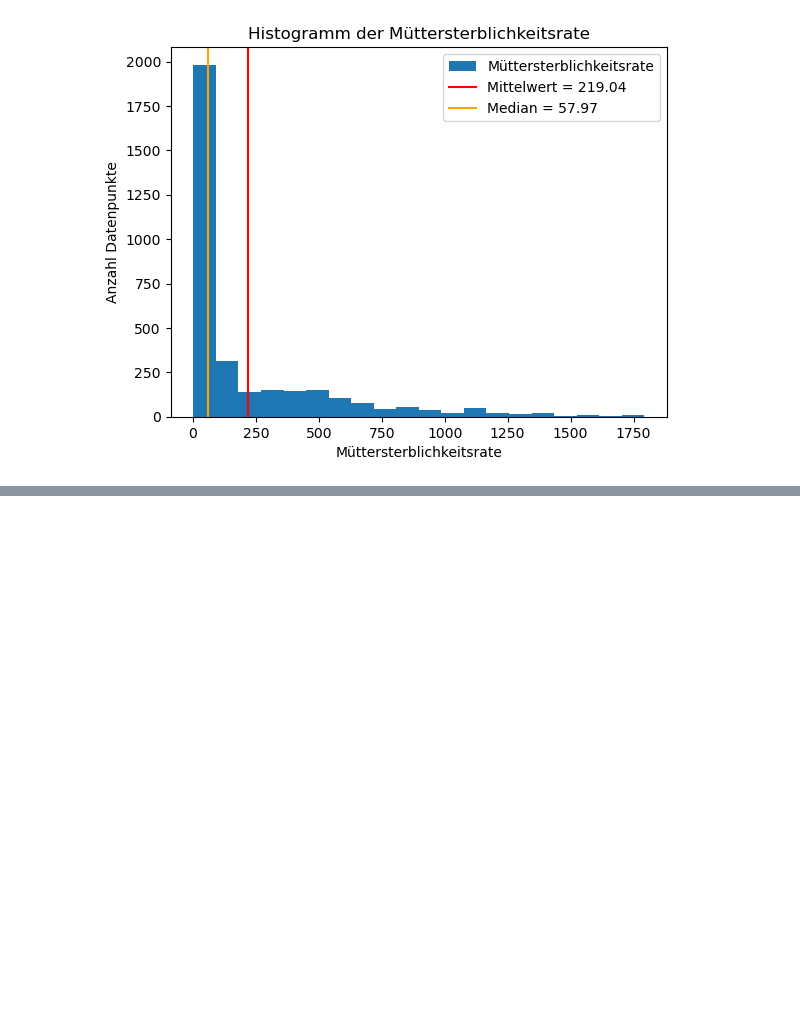
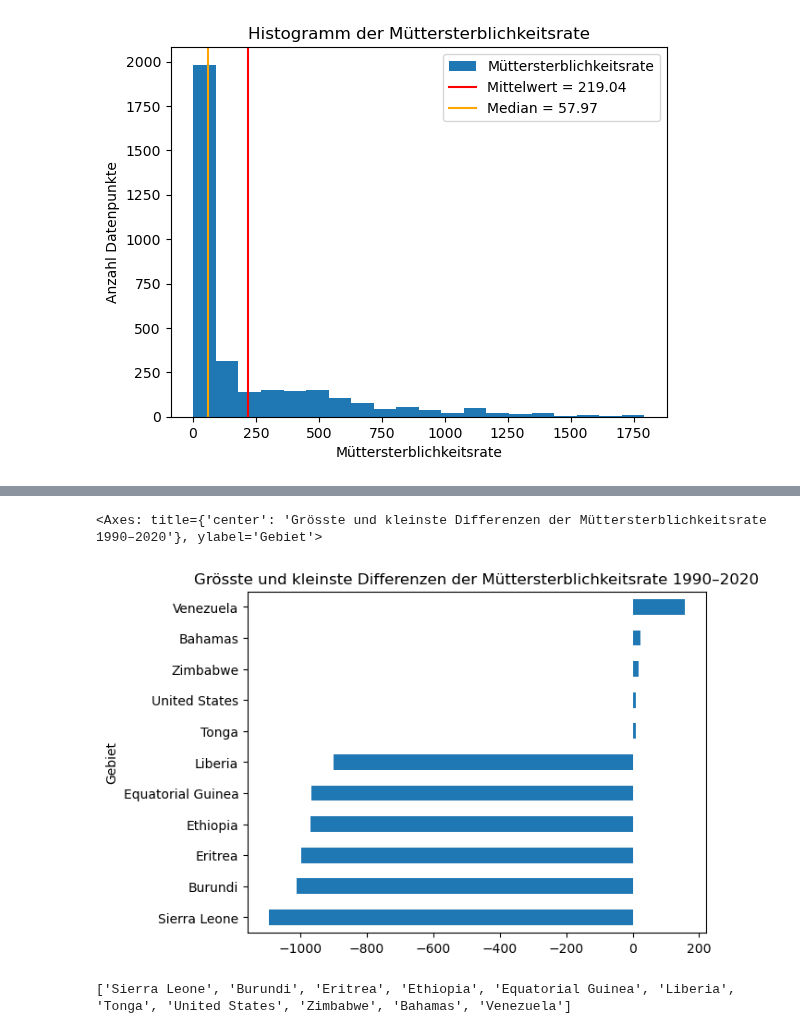
Before and after one commit to veronikamiteva/Pandas_Leistungsnachweis, a Jupyter notebook: Grundgerüst_Leistungsnachweis.ipynb, the cells around one changed output, grey strips where cells are left out. Drawn from its saved outputs; the diff is of its cells as text; code cells hidden in the pictures; blank space fills up the shorter version.

Commit message:
gemacht: 4. Analyse und Visualisierung

```diff
--- a/Grundgerüst_Leistungsnachweis.ipynb
+++ b/Grundgerüst_Leistungsnachweis.ipynb
@@ -212,0 +235,4 @@ g.legend()
+# %%
+diffs = df_pivot[2020]-df_pivot[1990]   # Differenz zwischen 1990 und 2020
+diffs = diffs.sort_values().dropna()  # sortieren nach Differenz
+diffs
@@ -212,0 +253,11 @@ g.legend()
+# %%
+diff_sel = (diffs < -900) | (diffs > 8)  # Auswahl der grössten und kleinsten Differenzen
+diffs[diff_sel].plot(kind='barh', title='Grösste und kleinste Differenzen der Müttersterblichkeitsrate 1990–2020')
+# %% [output]
+<Axes: title={'center': 'Grösste und kleinste Differenzen der Müttersterblichkeitsrate 1990–2020'}, ylabel='Gebiet'>
+[figure, added]
+# %%
+Gebiets_liste = diffs[diff_sel].index.tolist()  # Liste der Gebiete mit grössten und kleinsten Differenzen
+print(Gebiets_liste)
+# %% [output]
+['Sierra Leone', 'Burundi', 'Eritrea', 'Ethiopia', 'Equatorial Guinea', 'Liberia', 'Tonga', 'United States', 'Zimbabwe', 'Bahamas', 'Venezuela']
```
Also changed, not shown: parts of 7 cells of this notebook.
